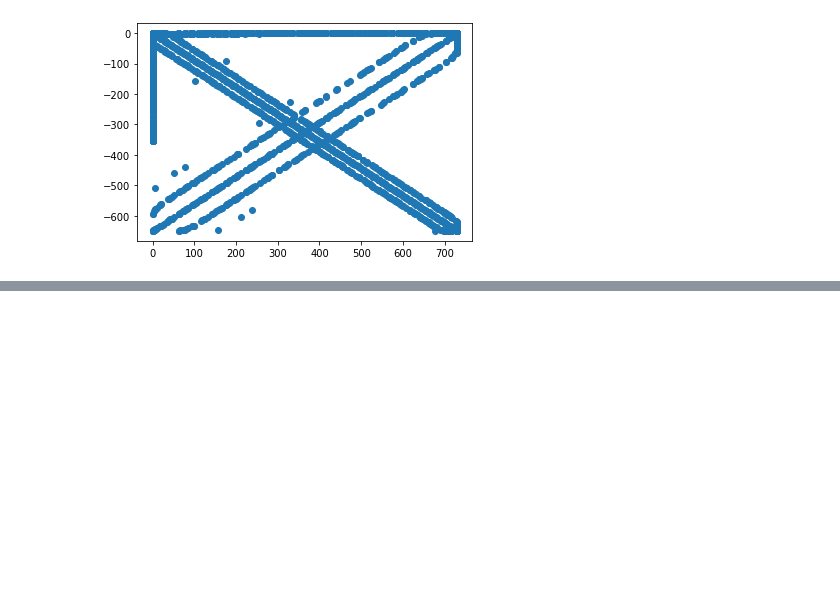
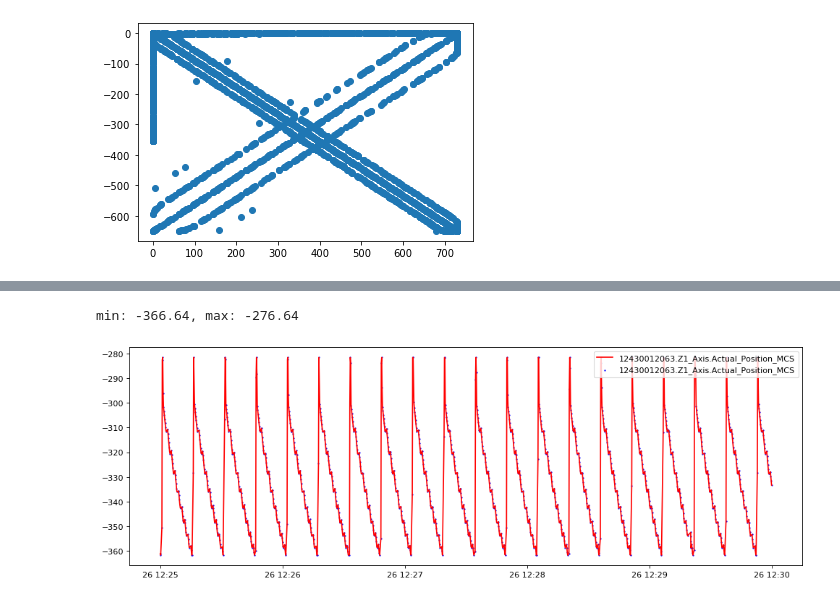
Before and after one commit to Xavubil/master_project_machine_learning, a Jupyter notebook: data_exploration/01-file_parsing.ipynb, the cells around one changed output, grey strips where cells are left out. Cells and saved outputs as stored; diff of their text form; code cells hidden in the pictures; blank space fills up the shorter version.

```diff
--- a/data_exploration/01-file_parsing.ipynb
+++ b/data_exploration/01-file_parsing.ipynb
@@ -270,0 +363,15 @@ plt.show()
+# %%
+valueID_Z1 = "12430012063.Z1_Axis.Actual_Position_MCS"
+startSample = datetime(2019,11,26,12,25)
+endSample = datetime(2019,11,26,12,30)
+tolerance = 5
+
+dfFindRange = dfAllEbene1.loc[lambda l: (l["ValueID"] == valueID_Z1) & (startSample < l["timeStamp"]) & (l["timeStamp"] < endSample)] # gröbste angabe eines bereichs, nur, um min und max festzulegen
+minAllowedValue = dfFindRange.loc[:,"value"].min()-tolerance
+maxAllowedValue = dfFindRange.loc[:,"value"].max()+tolerance
+print("min: "+str(minAllowedValue)+", max: "+str(maxAllowedValue))
+
+plotActualZ1(dfFindRange)
+# %% [output]
+min: -366.64, max: -276.64
+[figure, added]
```
Also changed, not shown: parts of 12 cells of this notebook.
